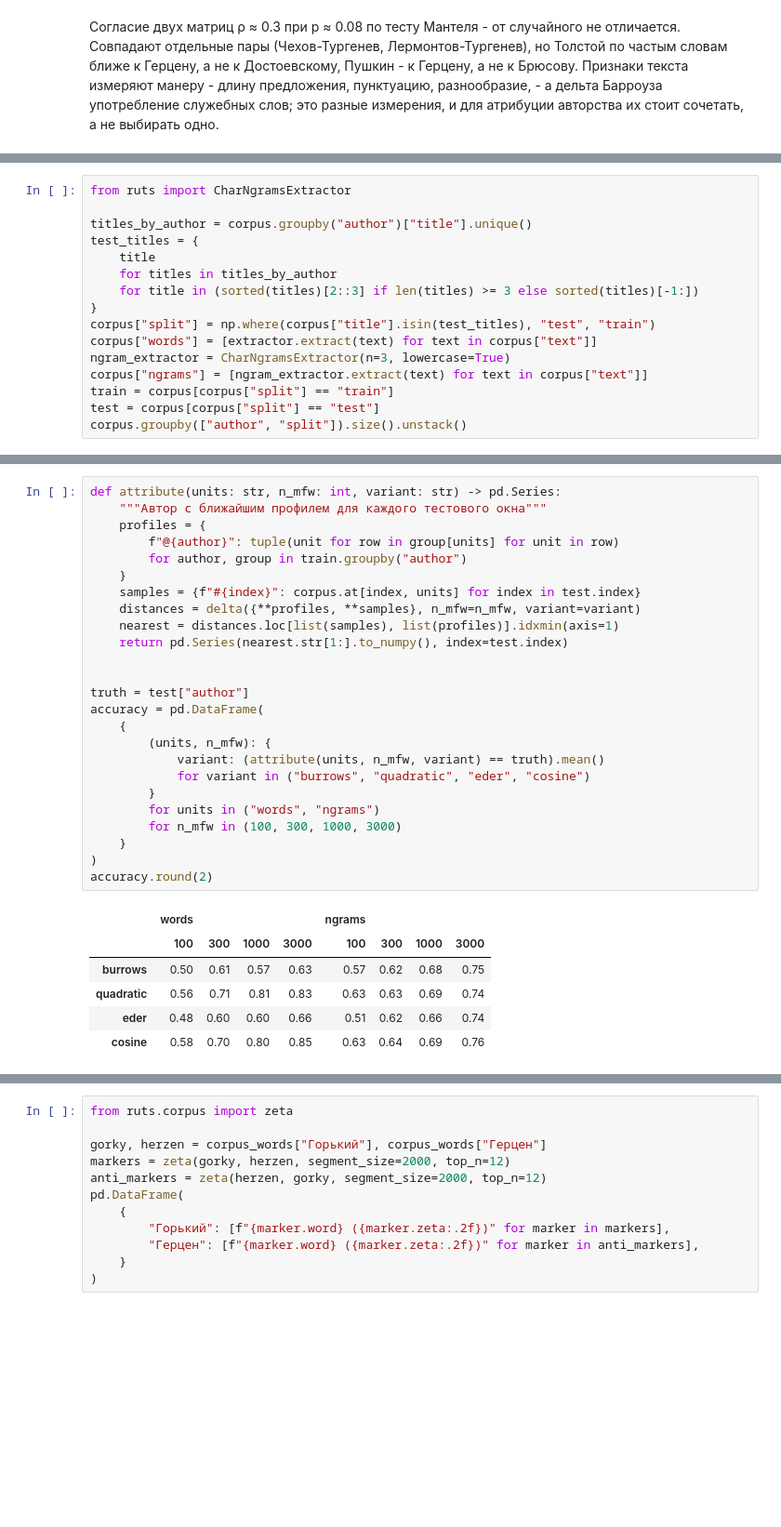
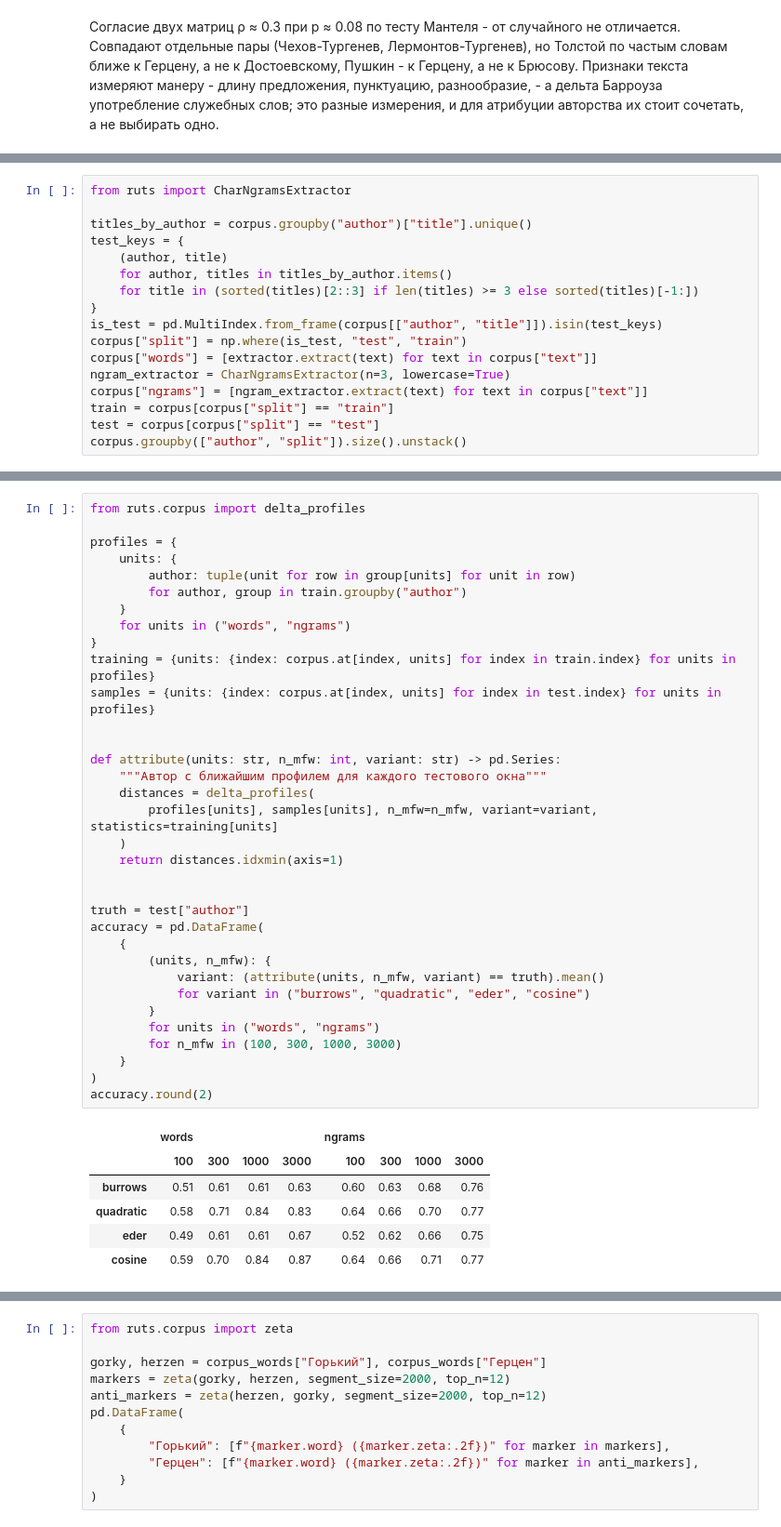
Before and after one commit to SergeyShk/ruTS, a Jupyter notebook: examples/03_prose_authors.ipynb, the cells around one changed output, grey strips where cells are left out. Shown at 93% size. Drawn from its saved outputs; the diff is of its cells as text; blank space fills up the shorter version.

```diff
--- a/examples/03_prose_authors.ipynb
+++ b/examples/03_prose_authors.ipynb
@@ -400,12 +400,13 @@ pd.DataFrame(
 from ruts import CharNgramsExtractor
 
 titles_by_author = corpus.groupby("author")["title"].unique()
-test_titles = {
-    title
-    for titles in titles_by_author
+test_keys = {
+    (author, title)
+    for author, titles in titles_by_author.items()
     for title in (sorted(titles)[2::3] if len(titles) >= 3 else sorted(titles)[-1:])
 }
-corpus["split"] = np.where(corpus["title"].isin(test_titles), "test", "train")
+is_test = pd.MultiIndex.from_frame(corpus[["author", "title"]]).isin(test_keys)
+corpus["split"] = np.where(is_test, "test", "train")
 corpus["words"] = [extractor.extract(text) for text in corpus["text"]]
 ngram_extractor = CharNgramsExtractor(n=3, lowercase=True)
 corpus["ngrams"] = [ngram_extractor.extract(text) for text in corpus["text"]]
@@ -426,35 +427,44 @@ corpus.groupby(["author", "split"]).size().unstack()
 | Тургенев | 40 | 160 |
 | Чехов | 65 | 135 |
 # %%
+from ruts.corpus import delta_profiles
+
+profiles = {
+    units: {
+        author: tuple(unit for row in group[units] for unit in row)
+        for author, group in train.groupby("author")
+    }
+    for units in ("words", "ngrams")
+}
+training = {units: {index: corpus.at[index, units] for index in train.index} for units in profiles}
+samples = {units: {index: corpus.at[index, units] for index in test.index} for units in profiles}
+
+
 def attribute(units: str, n_mfw: int, variant: str) -> pd.Series:
     """Автор с ближайшим профилем для каждого тестового окна"""
-    profiles = {
-        f"@{author}": tuple(unit for row in group[units] for unit in row)
-        for author, group in train.groupby("author")
-    }
-    samples = {f"#{index}": corpus.at[index, units] for index in test.index}
-    distances = delta({**profiles, **samples}, n_mfw=n_mfw, variant=variant)
-    nearest = distances.loc[list(samples), list(profiles)].idxmin(axis=1)
-    return pd.Series(nearest.str[1:].to_numpy(), index=test.index)
+    distances = delta_profiles(
+        profiles[units], samples[units], n_mfw=n_mfw, variant=variant, statistics=training[units]
+    )
+    return distances.idxmin(axis=1)
 
 
 truth = test["author"]
 accuracy = pd.DataFrame(
     {
         (units, n_mfw): {
             variant: (attribute(units, n_mfw, variant) == truth).mean()
             for variant in ("burrows", "quadratic", "eder", "cosine")
         }
         for units in ("words", "ngrams")
         for n_mfw in (100, 300, 1000, 3000)
     }
 )
 accuracy.round(2)
 # %% [output]
 |  | words |  |  |  | ngrams |  |  |  |
 |  | 100 | 300 | 1000 | 3000 | 100 | 300 | 1000 | 3000 |
-| burrows | 0.50 | 0.61 | 0.57 | 0.63 | 0.57 | 0.62 | 0.68 | 0.75 |
-| quadratic | 0.56 | 0.71 | 0.81 | 0.83 | 0.63 | 0.63 | 0.69 | 0.74 |
-| eder | 0.48 | 0.60 | 0.60 | 0.66 | 0.51 | 0.62 | 0.66 | 0.74 |
-| cosine | 0.58 | 0.70 | 0.80 | 0.85 | 0.63 | 0.64 | 0.69 | 0.76 |
+| burrows | 0.51 | 0.61 | 0.61 | 0.63 | 0.60 | 0.63 | 0.68 | 0.76 |
+| quadratic | 0.58 | 0.71 | 0.84 | 0.83 | 0.64 | 0.66 | 0.70 | 0.77 |
+| eder | 0.49 | 0.61 | 0.61 | 0.67 | 0.52 | 0.62 | 0.66 | 0.75 |
+| cosine | 0.59 | 0.70 | 0.84 | 0.87 | 0.64 | 0.66 | 0.71 | 0.77 |
 # %% [markdown]
```
Also changed, not shown: parts of 9 cells of this notebook, 7 other files.
